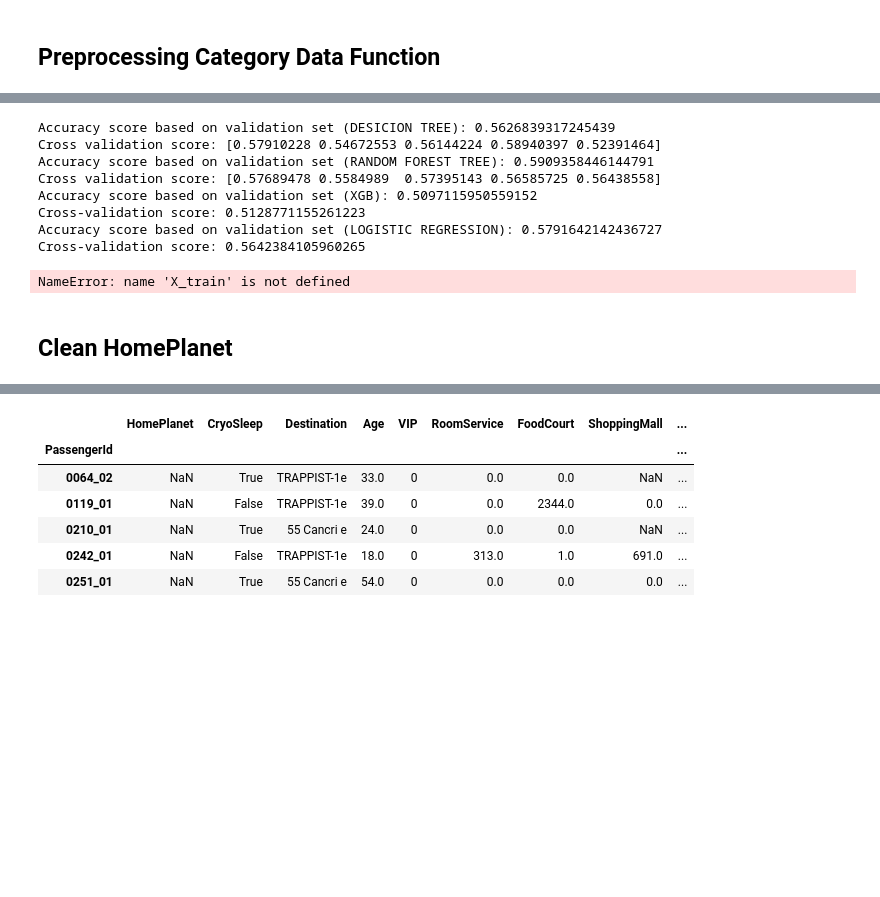
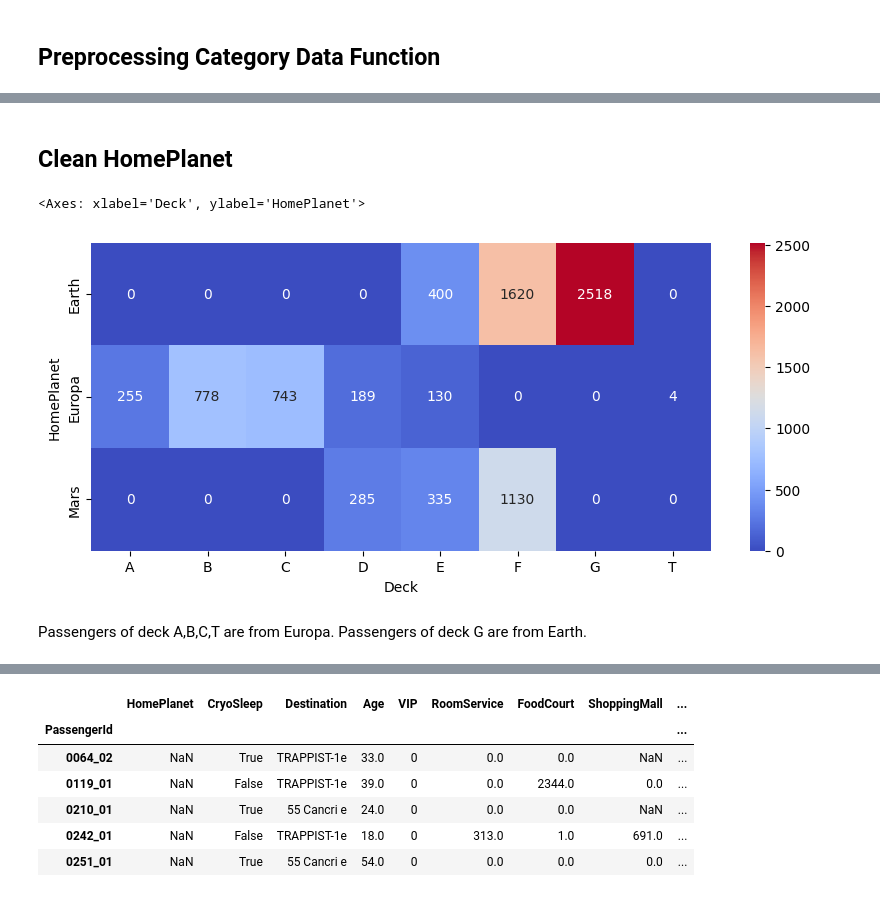
Before and after one commit to ezishr/spaceship-titanic, a Jupyter notebook: eda.ipynb, the cells around one changed output, grey strips where cells are left out. Saved outputs shown, nothing was run; the diff lists cells and outputs as text; code cells hidden in the pictures; blank space fills up the shorter version.

Commit message:
final homeplanet clean

```diff
--- a/eda.ipynb
+++ b/eda.ipynb
@@ -254,7 +273,7 @@ plt.show()
 fig, ax = plt.subplots(2,3,figsize=(20, 10))
 ax = ax.flatten()
 
-amenities_cols = [col for col in amenities_cols if col != 'VIP']
+amenities_cols = [col for col in spending_cols if col != 'VIP']
 for i, col in enumerate(amenities_cols):
     sns.histplot(sample_df[col], kde=True, ax=ax[i])
 
@@ -443,28 +454,31 @@ def xgb_classifier(X_train, X_val, y_train, y_val, y_test, num_of_folds):
     y_pred = model.predict(X_val)
     print('Accuracy score based on validation set (XGB):', accuracy_score(y_val, y_pred))
     print('Cross-validation score:', cross_val_score(model, X_train, y_train, cv=num_of_folds, scoring='accuracy').mean())
-# %%
-# X_train, X_val, y_train, y_val, y_test = preprocess_data(df.copy(), 'Side', 0.8, 0.2)
-decision_tree_classifier(X_train, X_val, y_train, y_val,y_test,5)
-random_forest_classifier(X_train, X_val, y_train, y_val, y_test,5)
-xgb_classifier(X_train, X_val, y_train, y_val, y_test,5)
-logistic_regression_classifier(X_train, X_val, y_train, y_val, y_test,5)
-# %% [output]
-Accuracy score based on validation set (DESICION TREE): 0.5626839317245439
-Cross validation score: [0.57910228 0.54672553 0.56144224 0.58940397 0.52391464]
-Accuracy score based on validation set (RANDOM FOREST TREE): 0.5909358446144791
-Cross validation score: [0.57689478 0.5584989  0.57395143 0.56585725 0.56438558]
-Accuracy score based on validation set (XGB): 0.5097115950559152
-Cross-validation score: 0.5128771155261223
-Accuracy score based on validation set (LOGISTIC REGRESSION): 0.5791642142436727
-Cross-validation score: 0.5642384105960265
-# %%
-from sklearn.svm import SVC
-svm_model = SVC(kernel='rbf')
-svm_model.fit(X_train, y_train)
-y_pred = svm_model.predict(X_val)
-accuracy = accuracy_score(y_val, y_pred)
-# %% [output]
-NameError: name 'X_train' is not defined
 # %% [markdown]
 ## Clean HomePlanet
+# %%
+# Clean HomePlanet based on same group planets (still have 111 left to fill)
+
+group_lst = list(df.loc[df['HomePlanet'].isna(),'Group'])
+sample_df = df[df['Group'].isin(group_lst)].groupby('Group')['HomePlanet'].nunique().reset_index()
+
+lst2 = list(sample_df.loc[sample_df['HomePlanet']==1,'Group'])
+df_nan = df[df['HomePlanet'].isna()].copy()
+df2 = df[df['HomePlanet'].notna()].copy()
+
+for i in lst2:
+    df_nan.loc[df_nan['Group']==i, 'HomePlanet'] = df2.loc[df2['Group'] == i, 'HomePlanet'].values[0]
+
+df.loc[df['HomePlanet'].isna(), 'HomePlanet'] = df_nan['HomePlanet']
+# %%
+Deck_HP = df.groupby(['Deck','HomePlanet'])['HomePlanet'].size().unstack().fillna(0)
+
+# Heatmap of missing values
+plt.figure(figsize=(10,4))
+sns.heatmap(Deck_HP.T, annot=True, fmt='g', cmap='coolwarm')
+# %% [output]
+<Axes: xlabel='Deck', ylabel='HomePlanet'>
+[figure, added]
+# %% [markdown]
+Passengers of deck A,B,C,T are from Europa.
+Passengers of deck G are from Earth.
```
Also changed, not shown: parts of 34 cells of this notebook, 1 other file.
